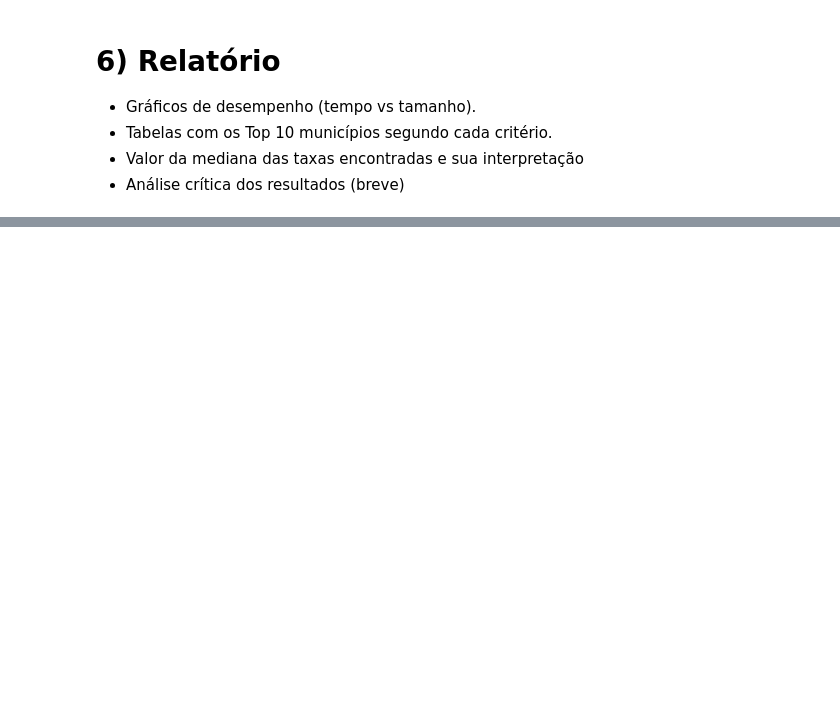
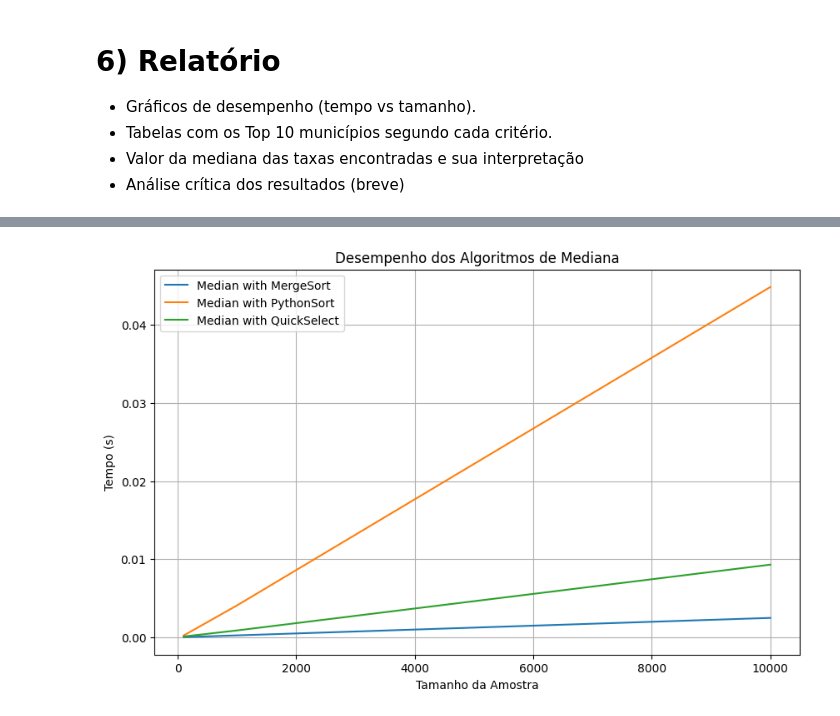
Before and after one commit to stepsbtw/Algoritmos, a Jupyter notebook: algorithms_assignment_1.ipynb, the cells around one changed output, grey strips where cells are left out. Cells and saved outputs as stored; diff of their text form; code cells hidden in the pictures; blank space fills up the shorter version.

```diff
--- a/algorithms_assignment_1.ipynb
+++ b/algorithms_assignment_1.ipynb
@@ -628,0 +580,2 @@ Quickmedian: 17.40956950187683 - 0.0189
+# %%
+df_full = df_full_clean.sample(frac=1)
@@ -730,0 +755,35 @@ benchmark_medians(sizes=[100, 500, 1000, 5000, 10000], repeats=3)
+# %%
+def plot_median_benchmark(sample_sizes, times_m_m, times_m_p, times_m_q):
+  plt.figure(figsize=(10, 6))
+  plt.plot(sample_sizes, times_m_m, label="Median with MergeSort")
+  plt.plot(sample_sizes, times_m_p, label="Median with PythonSort")
+  plt.plot(sample_sizes, times_m_q, label="Median with QuickSelect")
+  plt.xlabel("Tamanho da Amostra")
+  plt.ylabel("Tempo (s)")
+  plt.title("Desempenho dos Algoritmos de Mediana")
+  plt.legend()
+  plt.grid(True)
+  plt.show()
+# %%
+times_median, times_median_merge, times_quickmedian = [],[],[]
+for n in sample_sizes:
+  print(f"List Size = {n}")
+  data = list(df_full["last_available_confirmed_per_100k_inhabitants"].sample(n))
+
+  # Median (Python Sort)
+  start = time.time()
+  median(data.copy())
+  times_median.append(time.time() - start)
+  print(f"Median w/ PythonSort: {time.time() - start}")
+
+  # Median (Mergesort)
+  start = time.time()
+  median_merge(data.copy())
+  times_median_merge.append(time.time() - start)
+  print(f"Median w/ Mergesort: {time.time() - start}")
+
+  # Median (QuickSelect)
+  start = time.time()
+  quickmedian(data.copy())
+  times_quickmedian.append(time.time() - start)
+  print(f"QuickSelect: {time.time() - start}\n")
@@ -730,0 +805,4 @@ benchmark_medians(sizes=[100, 500, 1000, 5000, 10000], repeats=3)
+# %%
+plot_median_benchmark(sample_sizes, times_median, times_median_merge, times_quickmedian)
+# %% [output]
+[figure, added]
```
Also changed, not shown: parts of 57 cells of this notebook.
